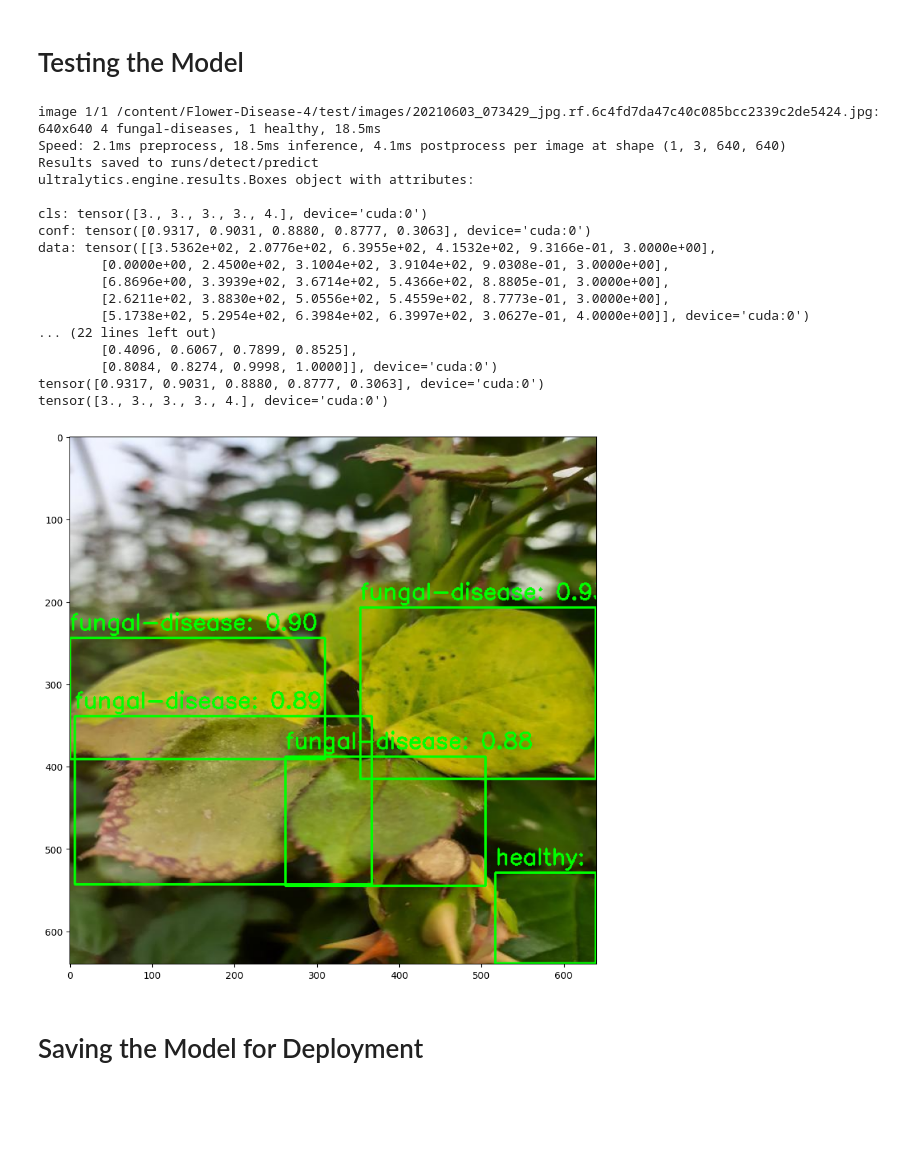
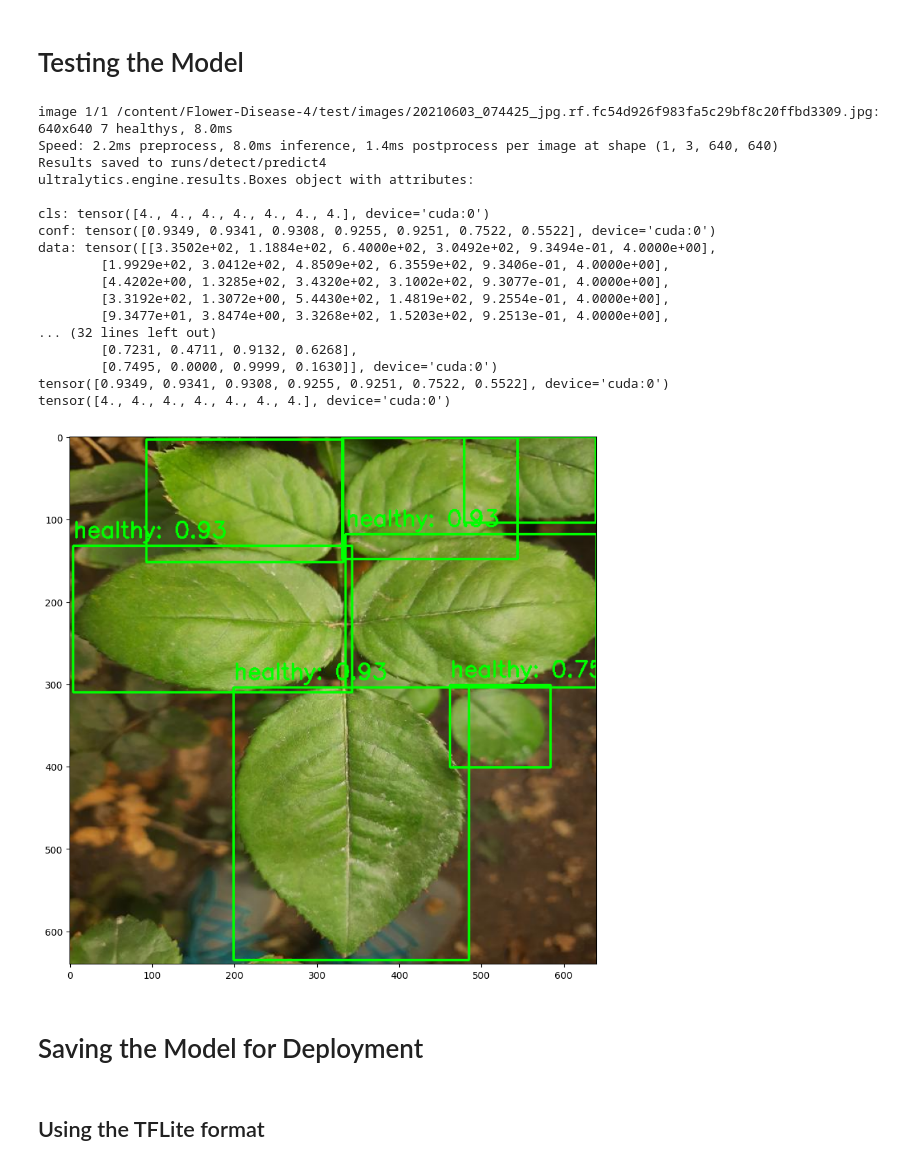
Before and after one commit to FLORYS-App/MachineLearning, a Jupyter notebook: ObjectDetection/ModelML_YOLOv8.ipynb, the cells around one changed output. Drawn from its saved outputs; the diff is of its cells as text; code cells hidden in the pictures; blank space fills up the shorter version.

Commit message:
finished and saved model

```diff
--- a/ObjectDetection/ModelML_YOLOv8.ipynb
+++ b/ObjectDetection/ModelML_YOLOv8.ipynb
@@ -212,50 +196,52 @@ model_path = '/content/runs/detect/train/weights/best.pt' # Update with the corr
 model = YOLO(model_path)
 
 # Testing the Model
-test_path = '/content/Flower-Disease-4/test/images/20210603_073429_jpg.rf.6c4fd7da47c40c085bcc2339c2de5424.jpg'
+test_path = '/content/Flower-Disease-4/test/images/20210603_074425_jpg.rf.fc54d926f983fa5c29bf8c20ffbd3309.jpg'
 results = model.predict(source=test_path, save=True, conf=0.25)
 
 # Print the bounding boxes, confidence scores, and class names.
 for r in results:
     print(r.boxes) # Print bounding box information
     print(r.boxes.conf) # Print confidence scores
     print(r.boxes.cls) # Print predicted classes
 
 # Display the image with bounding boxes
 
 img = cv2.imread(test_path)
 img = cv2.cvtColor(img, cv2.COLOR_BGR2RGB) # Convert to RGB format
 
 for r in results:
     for box in r.boxes:
         x1, y1, x2, y2 = map(int, box.xyxy[0])
         conf = box.conf[0]
         cls = int(box.cls[0])
         cv2.rectangle(img, (x1, y1), (x2, y2), (0, 255, 0), 2)  # Draw bounding boxes
         text = f"{model.names[cls]}: {conf:.2f}"
         cv2.putText(img, text, (x1, y1 - 10), cv2.FONT_HERSHEY_SIMPLEX, 0.9, (0, 255, 0), 2)
 
 plt.figure(figsize=(10, 10))
 plt.imshow(img)
 plt.show()
 # %% [output]
-image 1/1 /content/Flower-Disease-4/test/images/20210603_073429_jpg.rf.6c4fd7da47c40c085bcc2339c2de5424.jpg: 640x640 4 fungal-diseases, 1 healthy, 18.5ms
-Speed: 2.1ms preprocess, 18.5ms inference, 4.1ms postprocess per image at shape (1, 3, 640, 640)
-Results saved to runs/detect/predict
+image 1/1 /content/Flower-Disease-4/test/images/20210603_074425_jpg.rf.fc54d926f983fa5c29bf8c20ffbd3309.jpg: 640x640 7 healthys, 8.0ms
+Speed: 2.2ms preprocess, 8.0ms inference, 1.4ms postprocess per image at shape (1, 3, 640, 640)
+Results saved to runs/detect/predict4
 ultralytics.engine.results.Boxes object with attributes:
 
-cls: tensor([3., 3., 3., 3., 4.], device='cuda:0')
-conf: tensor([0.9317, 0.9031, 0.8880, 0.8777, 0.3063], device='cuda:0')
-data: tensor([[3.5362e+02, 2.0776e+02, 6.3955e+02, 4.1532e+02, 9.3166e-01, 3.0000e+00],
-        [0.0000e+00, 2.4500e+02, 3.1004e+02, 3.9104e+02, 9.0308e-01, 3.0000e+00],
-        [6.8696e+00, 3.3939e+02, 3.6714e+02, 5.4366e+02, 8.8805e-01, 3.0000e+00],
-        [2.6211e+02, 3.8830e+02, 5.0556e+02, 5.4559e+02, 8.7773e-01, 3.0000e+00],
-        [5.1738e+02, 5.2954e+02, 6.3984e+02, 6.3997e+02, 3.0627e-01, 4.0000e+00]], device='cuda:0')
-... (22 lines left out)
-        [0.4096, 0.6067, 0.7899, 0.8525],
-        [0.8084, 0.8274, 0.9998, 1.0000]], device='cuda:0')
-tensor([0.9317, 0.9031, 0.8880, 0.8777, 0.3063], device='cuda:0')
-tensor([3., 3., 3., 3., 4.], device='cuda:0')
+cls: tensor([4., 4., 4., 4., 4., 4., 4.], device='cuda:0')
+conf: tensor([0.9349, 0.9341, 0.9308, 0.9255, 0.9251, 0.7522, 0.5522], device='cuda:0')
+data: tensor([[3.3502e+02, 1.1884e+02, 6.4000e+02, 3.0492e+02, 9.3494e-01, 4.0000e+00],
+        [1.9929e+02, 3.0412e+02, 4.8509e+02, 6.3559e+02, 9.3406e-01, 4.0000e+00],
+        [4.4202e+00, 1.3285e+02, 3.4320e+02, 3.1002e+02, 9.3077e-01, 4.0000e+00],
+        [3.3192e+02, 1.3072e+00, 5.4430e+02, 1.4819e+02, 9.2554e-01, 4.0000e+00],
+        [9.3477e+01, 3.8474e+00, 3.3268e+02, 1.5203e+02, 9.2513e-01, 4.0000e+00],
+... (32 lines left out)
+        [0.7231, 0.4711, 0.9132, 0.6268],
+        [0.7495, 0.0000, 0.9999, 0.1630]], device='cuda:0')
+tensor([0.9349, 0.9341, 0.9308, 0.9255, 0.9251, 0.7522, 0.5522], device='cuda:0')
+tensor([4., 4., 4., 4., 4., 4., 4.], device='cuda:0')
-[figure, old version]
+[figure, new version]
 # %% [markdown]
 # Saving the Model for Deployment
+# %% [markdown]
+## Using the TFLite format
```
Also changed, not shown: parts of 6 cells of this notebook, 1 other file.
